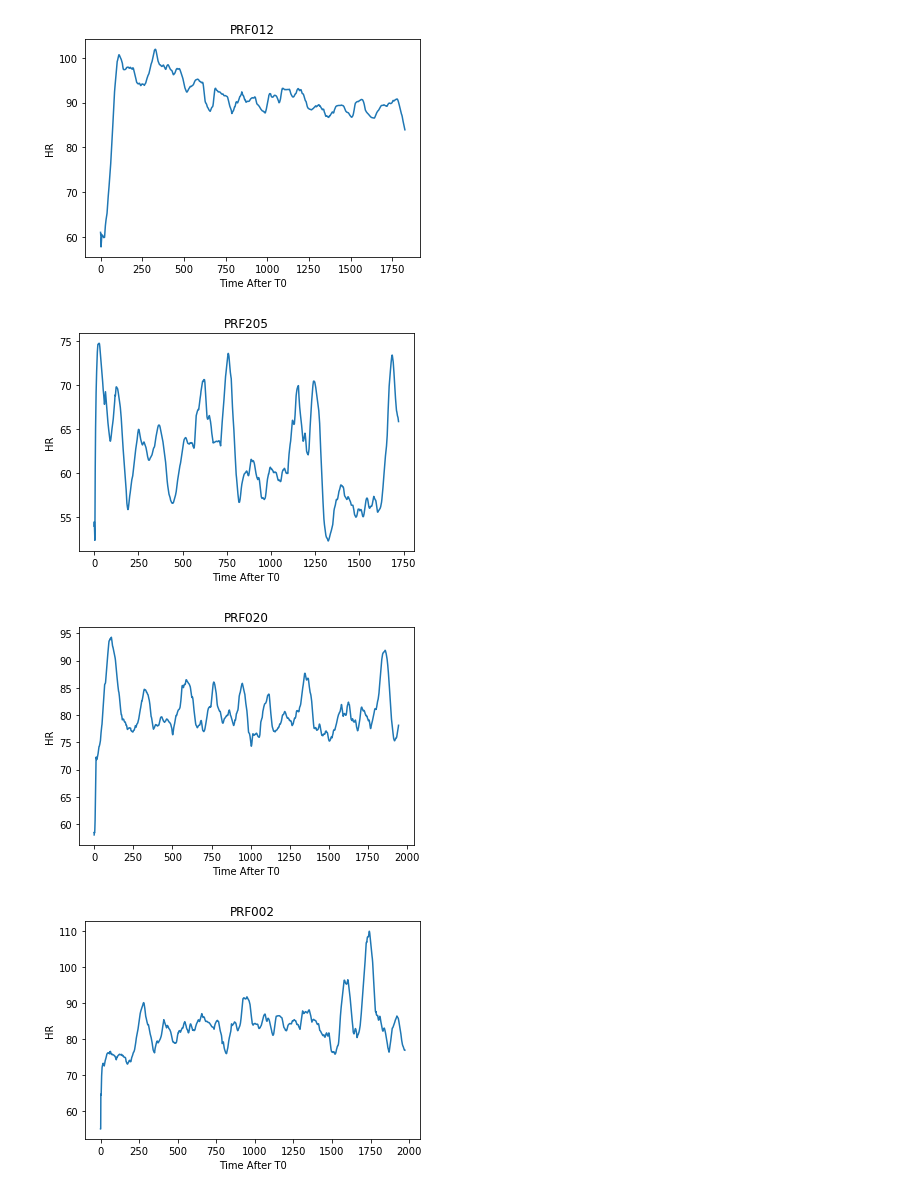
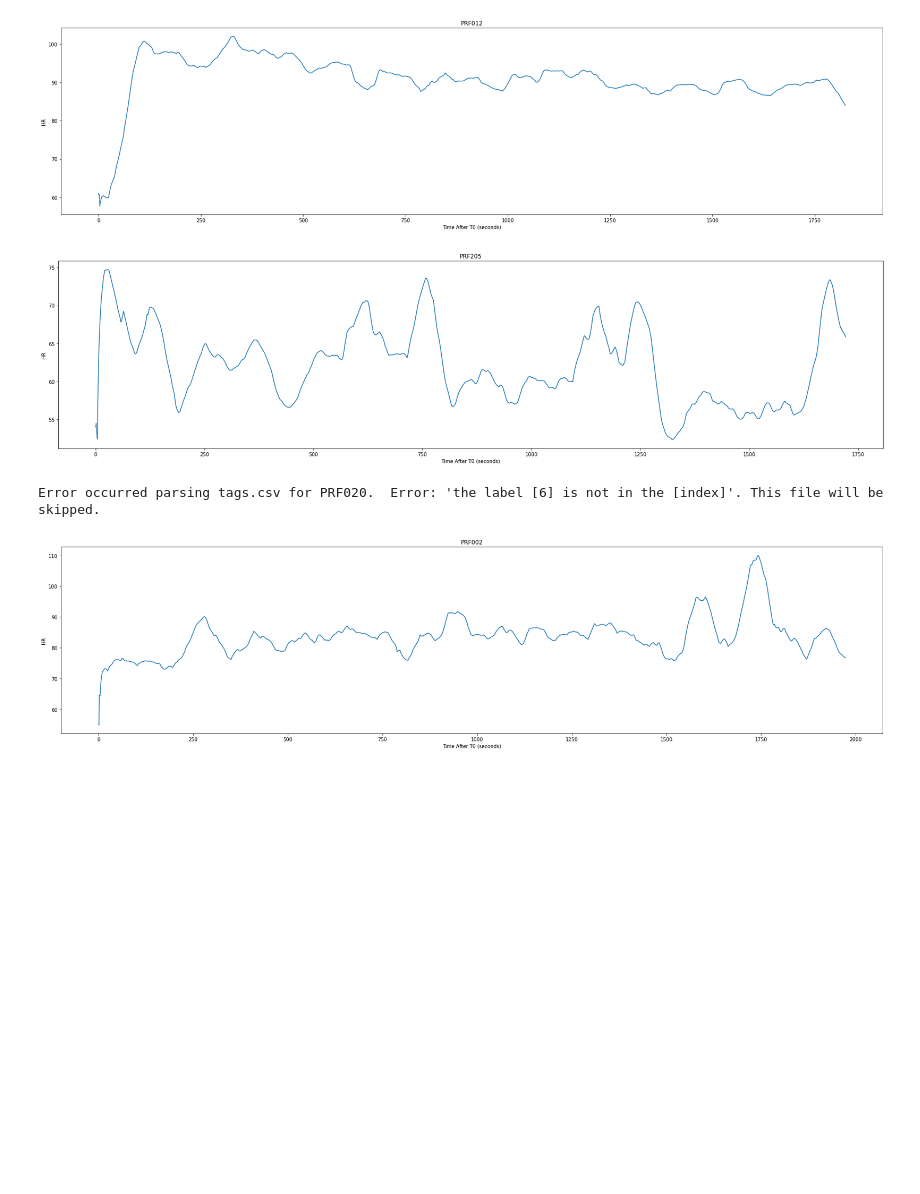
Before and after one commit to dcoh/EmpaticaE4Analysis, a Jupyter notebook: HR_Output.ipynb, the cells around one changed output. Cells and saved outputs as stored; diff of their text form; code cells hidden in the pictures; blank space fills up the shorter version.

Commit message:
Split the stats out of the IBI data, split HR data into the same 3 time splits

```diff
--- a/HR_Output.ipynb
+++ b/HR_Output.ipynb
@@ -26,36 +26,84 @@ def iterate_sample_rate(df_length, fs):
         curr_time += 1.0/fs
         result.append(curr_time)
     return result
+# %%
+def t_0_diff_seconds(t_0, date_time):
+    return (date_time - pd.to_datetime(t_0, unit='s', infer_datetime_format = True)).total_seconds()
+# %%
+def normalize_df(start_df, col_label):
+    #Make a copy here to prevent chaining assignment in the dataframe
+    start_seconds = start_df.iloc[0][1]
+    cp = start_df.copy()
+    cp[col_label] = start_df.apply(lambda x: x[col_label]-start_seconds, axis=1)
+    cp = cp.set_index(col_label)
+    return cp
 # %%
 hr_all_part = []
+hr_1_2 = []
+hr_2_3 = []
+hr_3_end = []
+
 for folder in all_folders:
     spl = folder.split('/')
 
     #Folder names are 'PRF###' (participant ID) and we are interested in the ID
     part_id = spl[len(spl)-1][3:]
 
     hr_df_raw = pd.read_csv(folder+"/HR.csv")
     starting_timestamp = hr_df_raw.columns[0]
     sample_rate = hr_df_raw[starting_timestamp][0]
     hr_df_raw = hr_df_raw.drop([0, 0])
     time_col = iterate_sample_rate(len(hr_df_raw), sample_rate)
     hr_df = hr_df_raw.copy()
     hr_df['Timestamp'] = time_col
+    hr_df = hr_df.rename(columns={starting_timestamp:part_id})
+
+    df_1_2 = hr_df[(hr_df['Timestamp'] >= end_s1) & (hr_df['Timestamp'] < begin_s2)]
+    df_1_2 = normalize_df(df_1_2, 'Timestamp')
+    df_2_3 = hr_df[(hr_df['Timestamp'] >= end_s2) & (hr_df['Timestamp'] < begin_s3)]
+    df_2_3 = normalize_df(df_2_3, 'Timestamp')
+
+    df_3_end = hr_df[(hr_df['Timestamp'] >= end_s3)]
+    df_3_end = normalize_df(df_3_end, 'Timestamp')
+
     hr_df = hr_df.rename(columns={starting_timestamp: part_id})
     hr_df = hr_df.set_index('Timestamp')
 
+    # Grab the csv containing the timestamps that mark the start and end times of the scripts
+    script_times = pd.read_csv(folder+"/tags.csv", header=None)
+    script_times = script_times.apply(lambda x: pd.to_datetime(x, unit='s'))
+
+    starting_timestamp = hr_df_raw.columns[0]
+
+    try:
+        begin_s1 = t_0_diff_seconds(starting_timestamp, script_times.loc[1].iat[0])
+        end_s1 = t_0_diff_seconds(starting_timestamp, script_times.loc[2].iat[0])
+
+        begin_s2 = t_0_diff_seconds(starting_timestamp, script_times.loc[3].iat[0])
+        end_s2 = t_0_diff_seconds(starting_timestamp, script_times.loc[4].iat[0])
+
+        begin_s3 = t_0_diff_seconds(starting_timestamp, script_times.loc[5].iat[0])
+        end_s3 = t_0_diff_seconds(starting_timestamp, script_times.loc[6].iat[0])
+    except Exception as err:
+        print("Error occurred parsing tags.csv for PRF{}.  Error: {}. This file will be skipped.".format(part_id, err))
+        continue
+
+    plt.figure(figsize=(30, 7))
     plt.plot(time_col, hr_df[part_id] )
     plt.title("PRF{}".format(part_id))
     plt.ylabel('HR')
-    plt.xlabel('Time After T0')
+    plt.xlabel('Time After T0 (seconds)')
     plt.savefig(output_path+"/HR{}.pdf".format(part_id))
     plt.show()
 
     hr_all_part.append(hr_df)
+    hr_1_2.append(df_1_2)
+    hr_2_3.append(df_2_3)
+    hr_3_end.append(df_3_end)
 # %% [output]
-[figure, old version]
+[figure, new version]
-[figure, old version]
+[figure, new version]
+Error occurred parsing tags.csv for PRF020.  Error: 'the label [6] is not in the [index]'. This file will be skipped.
-[figure, old version]
+[figure, new version]
-[figure, removed]
 # %%
 result = pd.concat(hr_all_part, axis=1)
```
Also changed, not shown: parts of 4 cells of this notebook, 1 other file.
